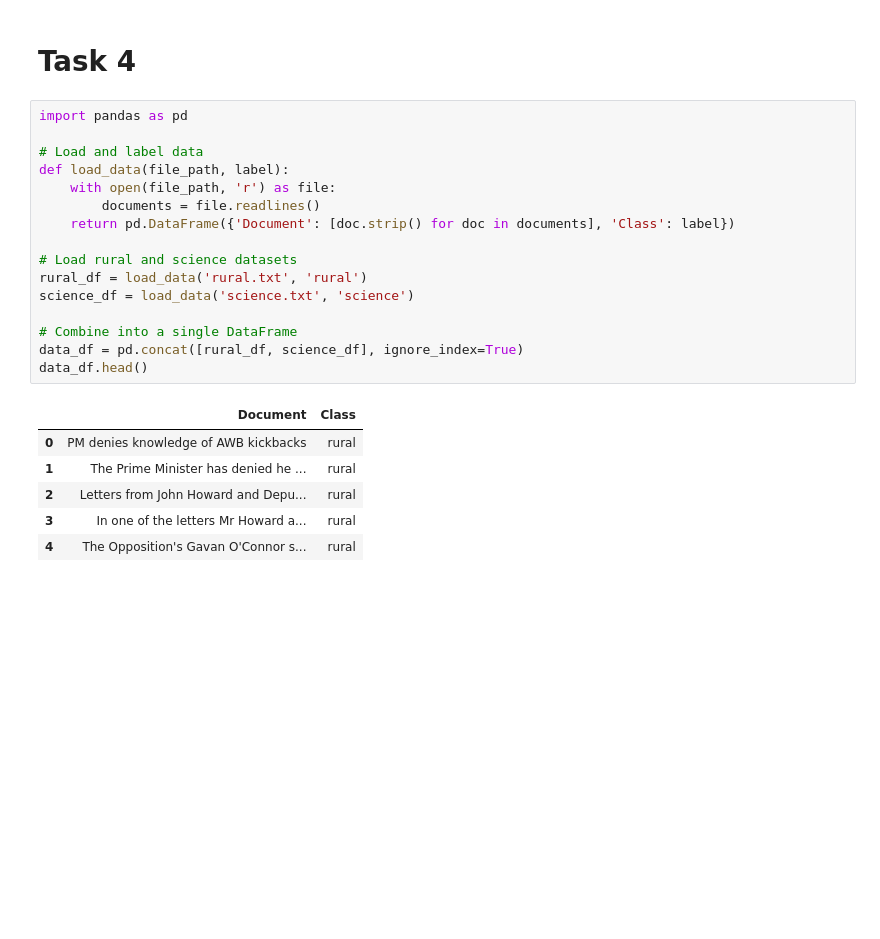
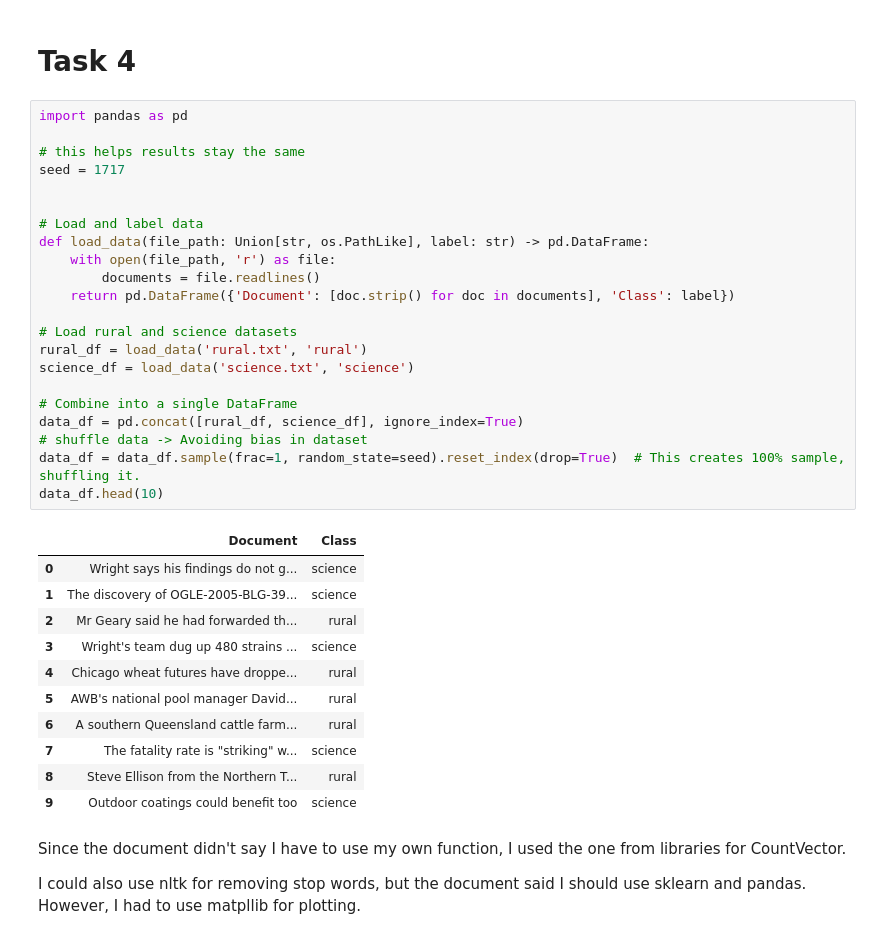
Before and after one commit to s19kjams/NLP, a Jupyter notebook: Assignment_1_KiavashJamshidi_AmirEsmaeili.ipynb, the cells around one changed output. Drawn from its saved outputs; the diff is of its cells as text; blank space fills up the shorter version.

```diff
--- a/Assignment_1_KiavashJamshidi_AmirEsmaeili.ipynb
+++ b/Assignment_1_KiavashJamshidi_AmirEsmaeili.ipynb
@@ -107,26 +149,42 @@ create_count_and_probability("corpus.txt")
 # %%
 import pandas as pd
 
+# this helps results stay the same
+seed = 1717
+
+
 # Load and label data
-def load_data(file_path, label):
+def load_data(file_path: Union[str, os.PathLike], label: str) -> pd.DataFrame:
     with open(file_path, 'r') as file:
         documents = file.readlines()
     return pd.DataFrame({'Document': [doc.strip() for doc in documents], 'Class': label})
 
 # Load rural and science datasets
 rural_df = load_data('rural.txt', 'rural')
 science_df = load_data('science.txt', 'science')
 
 # Combine into a single DataFrame
 data_df = pd.concat([rural_df, science_df], ignore_index=True)
-data_df.head()
+# shuffle data -> Avoiding bias in dataset
+data_df = data_df.sample(frac=1, random_state=seed).reset_index(drop=True)  # This creates 100% sample, shuffling it.
+data_df.head(10)
 # %% [output]
 |  | Document | Class |
-| 0 | PM denies knowledge of AWB kickbacks | rural |
-| 1 | The Prime Minister has denied he ... | rural |
-| 2 | Letters from John Howard and Depu... | rural |
-| 3 | In one of the letters Mr Howard a... | rural |
-| 4 | The Opposition's Gavan O'Connor s... | rural |
+| 0 | Wright says his findings do not g... | science |
+| 1 | The discovery of OGLE-2005-BLG-39... | science |
+| 2 | Mr Geary said he had forwarded th... | rural |
+| 3 | Wright's team dug up 480 strains ... | science |
+| 4 | Chicago wheat futures have droppe... | rural |
+| 5 | AWB's national pool manager David... | rural |
+| 6 | A southern Queensland cattle farm... | rural |
+| 7 | The fatality rate is "striking" w... | science |
+| 8 | Steve Ellison from the Northern T... | rural |
+| 9 | Outdoor coatings could benefit too | science |
+# %% [markdown]
+Since the document didn't say I have to use my own function, I used the one from libraries for
+CountVector.
+
+I could also use nltk for removing stop words, but the document said I should use sklearn and pandas. However, I had to use matpllib for plotting.
 # %%
 from sklearn.feature_extraction.text import CountVectorizer
 import matplotlib.pyplot as plt
```
Also changed, not shown: parts of 9 cells of this notebook.
